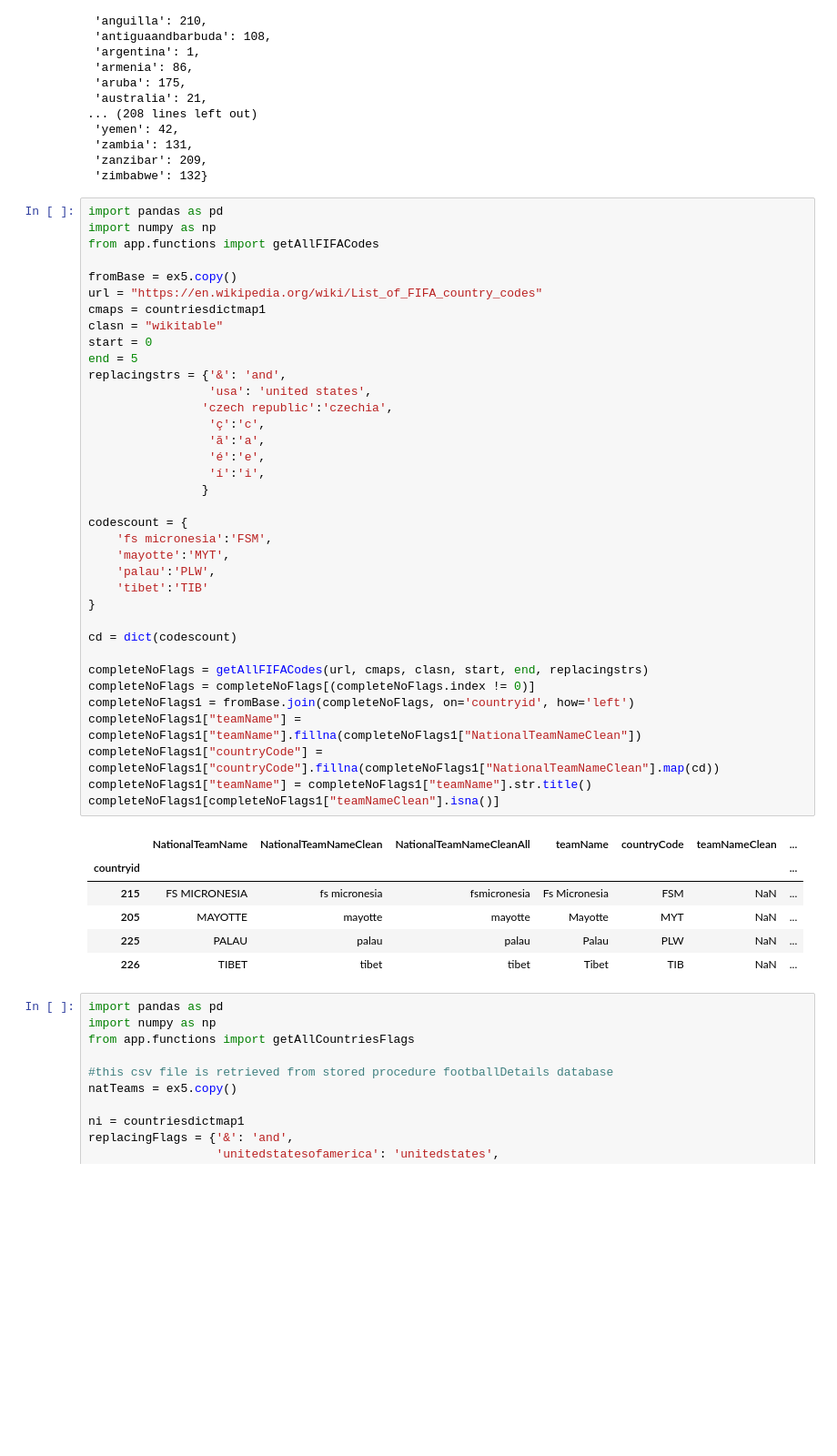
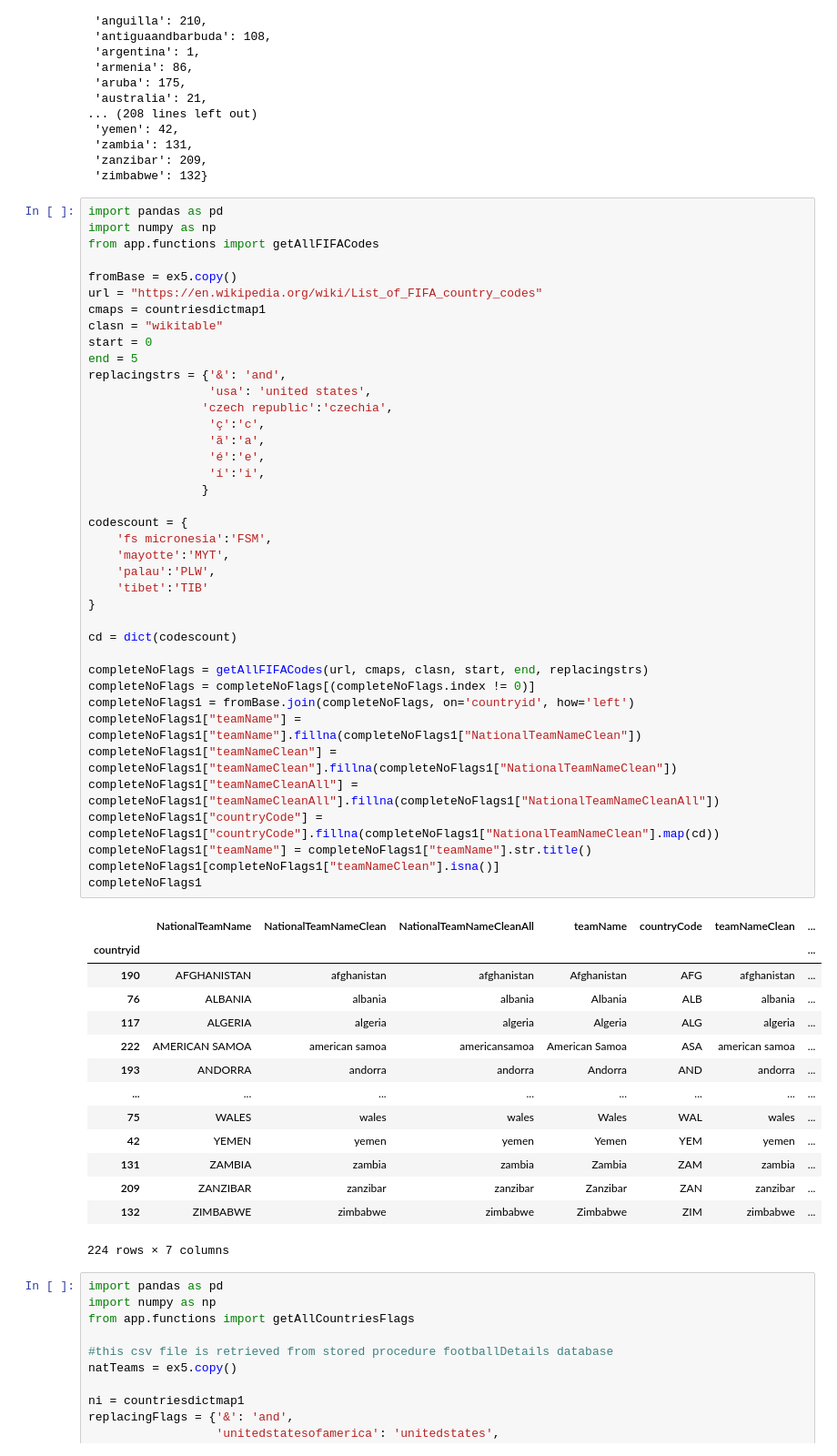
Before and after one commit to bujarkreci/jupyter-project, a Jupyter notebook: callPostgreEx/SubstringFunctionsPandas.ipynb, the cells around one changed output. Shown at 91% size. Saved outputs shown, nothing was run; the diff lists cells and outputs as text; blank space fills up the shorter version.

```diff
--- a/callPostgreEx/SubstringFunctionsPandas.ipynb
+++ b/callPostgreEx/SubstringFunctionsPandas.ipynb
@@ -314,37 +314,48 @@ clasn = "wikitable"
 start = 0
 end = 5
 replacingstrs = {'&': 'and',
                  'usa': 'united states',
                 'czech republic':'czechia',
                  'ç':'c',
                  'ã':'a',
                  'é':'e',
                  'í':'i',
                 }
 
 codescount = {
     'fs micronesia':'FSM',
     'mayotte':'MYT',
     'palau':'PLW',
     'tibet':'TIB'
 }
 
 cd = dict(codescount)
 
 completeNoFlags = getAllFIFACodes(url, cmaps, clasn, start, end, replacingstrs)
 completeNoFlags = completeNoFlags[(completeNoFlags.index != 0)]
 completeNoFlags1 = fromBase.join(completeNoFlags, on='countryid', how='left')
 completeNoFlags1["teamName"] = completeNoFlags1["teamName"].fillna(completeNoFlags1["NationalTeamNameClean"])
+completeNoFlags1["teamNameClean"] = completeNoFlags1["teamNameClean"].fillna(completeNoFlags1["NationalTeamNameClean"])
+completeNoFlags1["teamNameCleanAll"] = completeNoFlags1["teamNameCleanAll"].fillna(completeNoFlags1["NationalTeamNameCleanAll"])
 completeNoFlags1["countryCode"] = completeNoFlags1["countryCode"].fillna(completeNoFlags1["NationalTeamNameClean"].map(cd))
 completeNoFlags1["teamName"] = completeNoFlags1["teamName"].str.title()
 completeNoFlags1[completeNoFlags1["teamNameClean"].isna()]
+completeNoFlags1
 # %% [output]
 |  | NationalTeamName | NationalTeamNameClean | NationalTeamNameCleanAll | teamName | countryCode | teamNameClean | ... |
 | countryid |  |  |  |  |  |  | ... |
-| 215 | FS MICRONESIA | fs micronesia | fsmicronesia | Fs Micronesia | FSM | NaN | ... |
-| 205 | MAYOTTE | mayotte | mayotte | Mayotte | MYT | NaN | ... |
-| 225 | PALAU | palau | palau | Palau | PLW | NaN | ... |
-| 226 | TIBET | tibet | tibet | Tibet | TIB | NaN | ... |
+| 190 | AFGHANISTAN | afghanistan | afghanistan | Afghanistan | AFG | afghanistan | ... |
+| 76 | ALBANIA | albania | albania | Albania | ALB | albania | ... |
+| 117 | ALGERIA | algeria | algeria | Algeria | ALG | algeria | ... |
+| 222 | AMERICAN SAMOA | american samoa | americansamoa | American Samoa | ASA | american samoa | ... |
+| 193 | ANDORRA | andorra | andorra | Andorra | AND | andorra | ... |
+| ... | ... | ... | ... | ... | ... | ... | ... |
+| 75 | WALES | wales | wales | Wales | WAL | wales | ... |
+| 42 | YEMEN | yemen | yemen | Yemen | YEM | yemen | ... |
+| 131 | ZAMBIA | zambia | zambia | Zambia | ZAM | zambia | ... |
+| 209 | ZANZIBAR | zanzibar | zanzibar | Zanzibar | ZAN | zanzibar | ... |
+| 132 | ZIMBABWE | zimbabwe | zimbabwe | Zimbabwe | ZIM | zimbabwe | ... |
+224 rows × 7 columns
 # %%
 import pandas as pd
 import numpy as np
```
Also changed, not shown: parts of 9 cells of this notebook, 5 other files.
